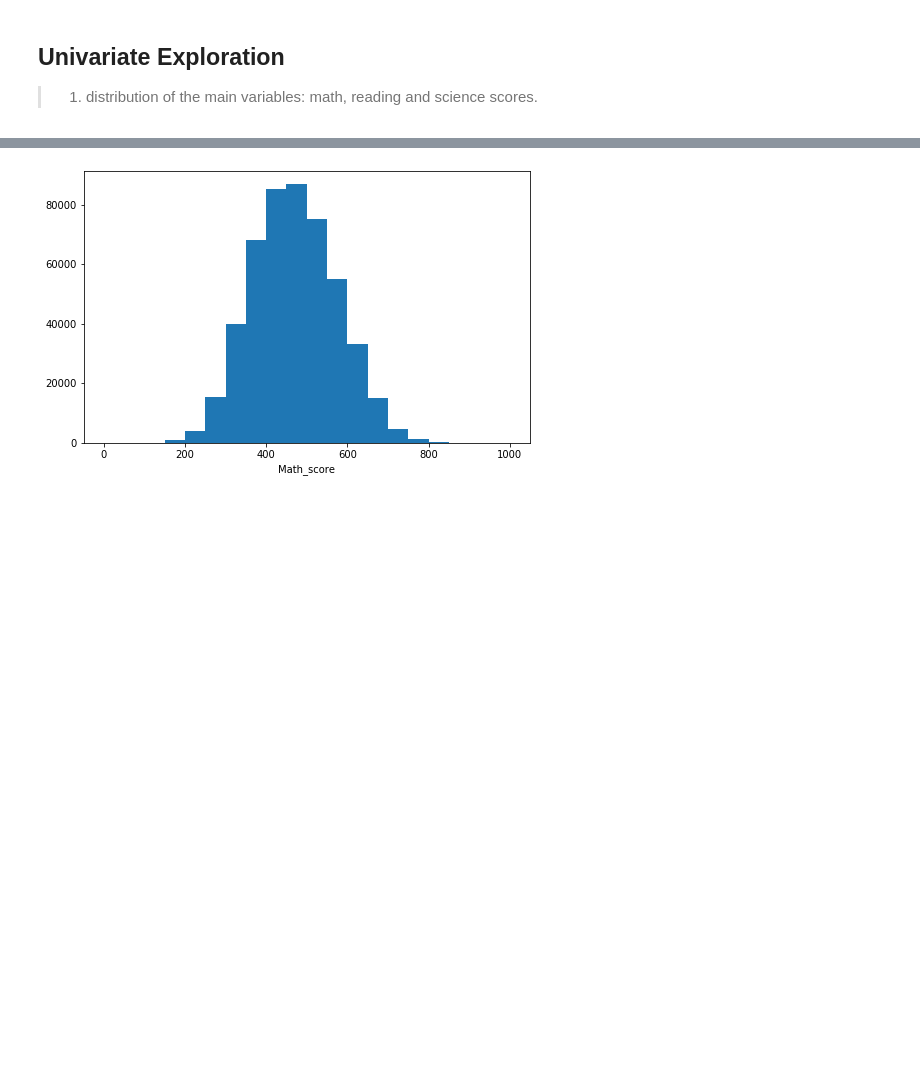
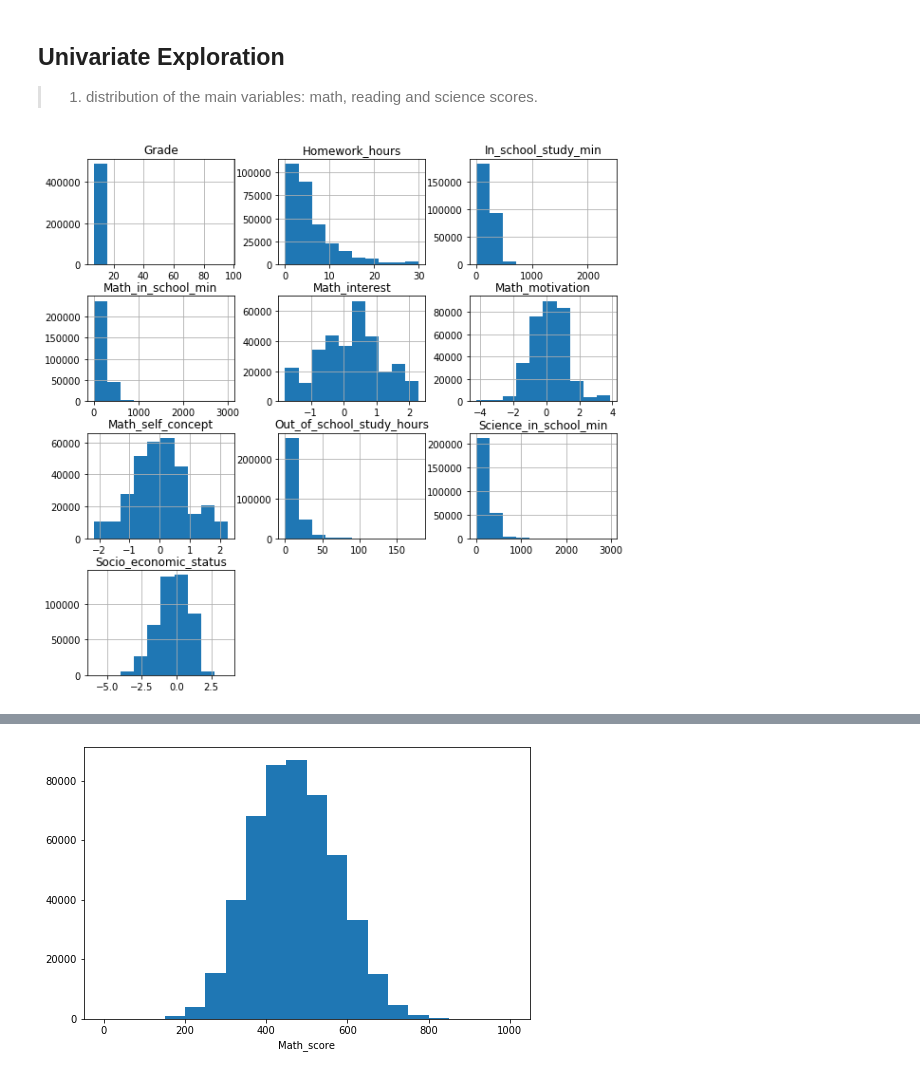
Before and after one commit to Anyra20/CommunicateDataProject, a Jupyter notebook: exploration_template.ipynb, the cells around one changed output, grey strips where cells are left out. Saved outputs shown, nothing was run; the diff lists cells and outputs as text; code cells hidden in the pictures; blank space fills up the shorter version.

```diff
--- a/exploration_template.ipynb
+++ b/exploration_template.ipynb
@@ -22,7 +22,7 @@ First choice for filter column is county
 # %%
 # load in the dataset into a pandas dataframe, print statistics
 pisa = pd.read_csv(r'C:\Users\Marin\UGitCourse\csv\pisa2012.csv', encoding = "latin-1",# index_col=0,
-                    usecols=['CNT','PV1MATH','PV1READ', 'PV1SCIE','ST04Q01','ST01Q01','SCHOOLID','IMMIG','LANGN', 'ESCS','ST29Q04','ST57Q01','INTMAT', 'OUTHOURS','LMINS', 'MMINS','SMINS', 'SUBNORM', 'ST35Q04','ST35Q05','ST35Q06', 'ANXMAT'])
+                    usecols=['CNT','PV1MATH','PV1READ', 'PV1SCIE','ST04Q01','ST01Q01','SCHOOLID','IMMIG','LANGN', 'ESCS','ST29Q04','ST57Q01','INTMAT', 'OUTHOURS','LMINS', 'MMINS','SMINS', 'SUBNORM', 'ST35Q04','ST35Q05','ST35Q06', 'ANXMAT', 'SCMAT'])
 #There are 635 columns in the dataset. I'll have to choose just some of them for the analysis
 # %%
 #rename some columns
@@ -47,7 +47,8 @@ pisa = pisa.rename(columns={'CNT': 'Country',
                            'ST35Q04': 'Parents_math_important',
                            'ST35Q05':'Parents_math_for_career',
                            'ST35Q06':'Parents_like_math',
-                           'ANXMAT':'Math_anxiety'})
+                           'ANXMAT':'Math_anxiety',
+                           'SCMAT':'Math_self_concept'})
 # %%
 #Temp
 pisa0 = pd.read_csv(r'C:\Users\Marin\UGitCourse\csv\pisa2012.csv', encoding = "ISO-8859-1", index_col=0,)
@@ -385,3 +320,7 @@ It is interesting how immigrant status is influencing scores and if gender has i
 ## Univariate Exploration
 
 > 1) distribution of the main variables: math, reading and science scores.
+# %%
+pisa[['Grade', 'Homework_hours','Socio_economic_status','Math_interest', 'In_school_study_min', 'Math_in_school_min', 'Out_of_school_study_hours', 'Science_in_school_min', 'Math_motivation', 'Parents_math_important', 'Math_self_concept']].hist(figsize=(10,10));
+# %% [output]
+[figure, added]
```
Also changed, not shown: parts of 17 cells of this notebook.
